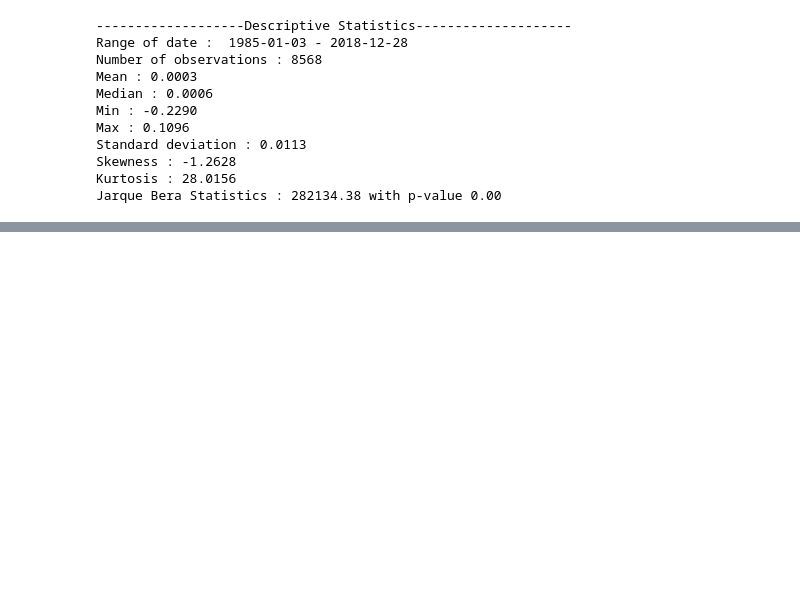
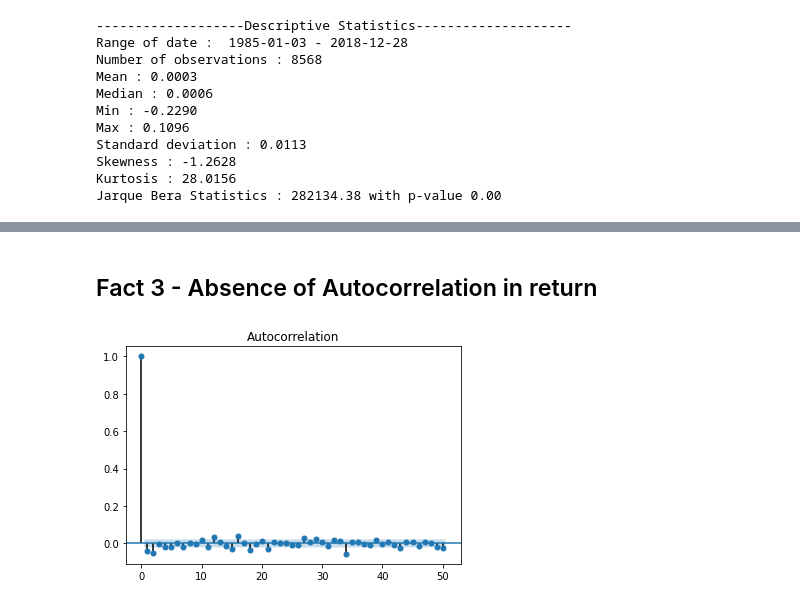
Before and after one commit to bayuryunarko/ML-Finance, a Jupyter notebook: 04MLFinancialAnalysis.ipynb, the cells around one changed output, grey strips where cells are left out. Drawn from its saved outputs; the diff is of its cells as text; code cells hidden in the pictures; blank space fills up the shorter version.

```diff
--- a/04MLFinancialAnalysis.ipynb
+++ b/04MLFinancialAnalysis.ipynb
@@ -96,0 +105,15 @@ Jarque Bera Statistics : 282134.38 with p-value 0.00
+# %% [markdown]
+## Fact 3 - Absence of Autocorrelation in return
+# %%
+# define the paramaters for creating the Autocorrelation plots
+N_LAGS = 50
+Significance_level = 0.05
+
+# run the following code to create ACF(Autocorrelation Function) plot of log return
+acf = smt.graphics.plot_acf(df.log_rtn,
+                            lags = N_LAGS,
+                            alpha = Significance_level)
+
+plt.show()
+# %% [output]
+[figure, added]
```
Also changed, not shown: parts of 12 cells of this notebook.
